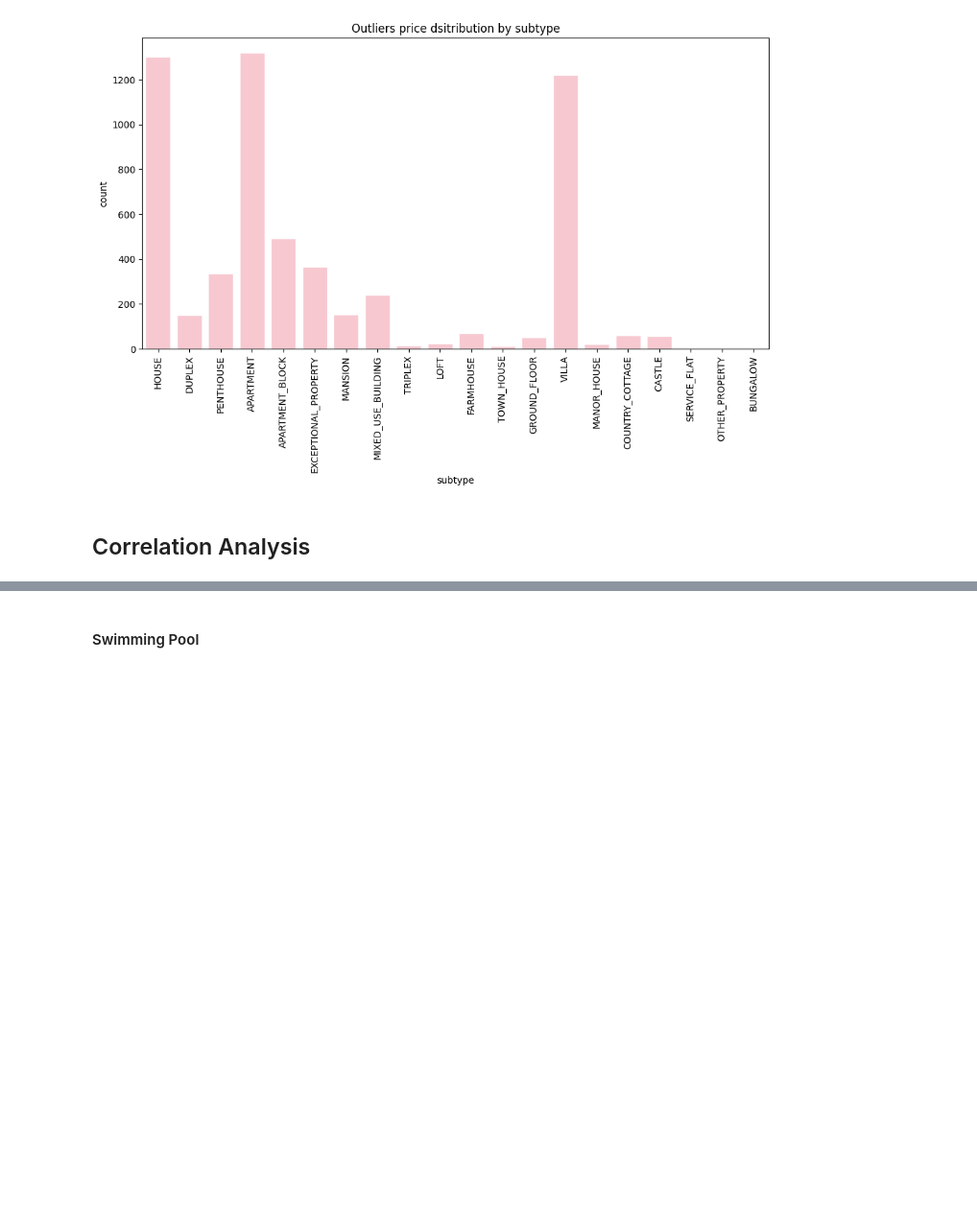
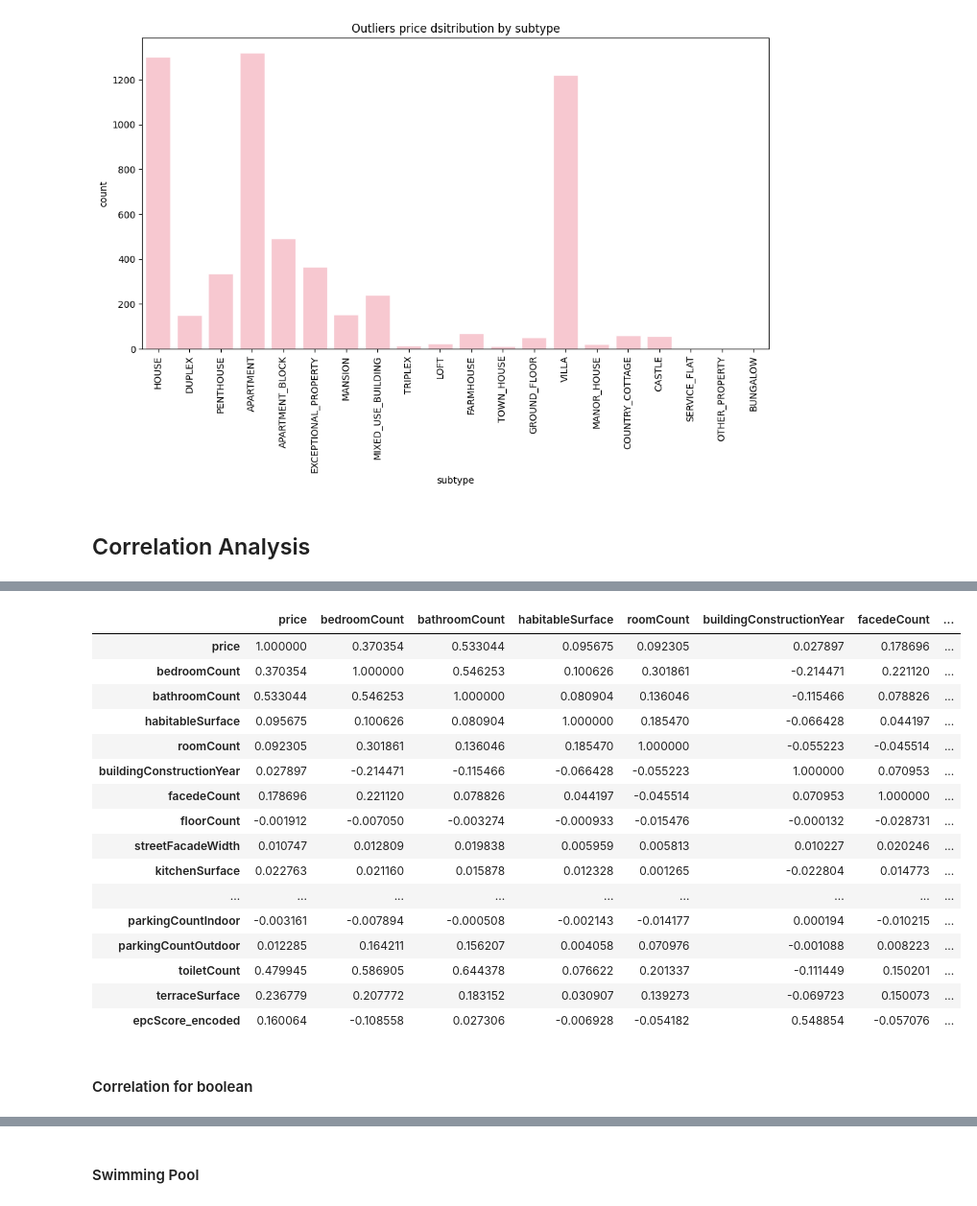
Before and after one commit to hermstefanny/immo-eliza-analysis, a Jupyter notebook: eda_draft.ipynb, the cells around one changed output, grey strips where cells are left out. Shown at 96% size. Cells and saved outputs as stored; diff of their text form; code cells hidden in the pictures; blank space fills up the shorter version.

```diff
--- a/eda_draft.ipynb
+++ b/eda_draft.ipynb
@@ -233,0 +233,4 @@ Text(0.5, 1.0, 'Outliers price dsitribution by subtype')
+# %%
+df_continuous = df_encoded.select_dtypes(include='float64')
+df_continuous = df_continuous.drop(columns=['id','locality_encoded'])
+df_continuous.columns
@@ -233,0 +245,30 @@ Text(0.5, 1.0, 'Outliers price dsitribution by subtype')
+# %%
+df_continuous = df_continuous.loc[:, ['price','bedroomCount', 'bathroomCount', 'habitableSurface', 'roomCount',
+       'buildingConstructionYear', 'facedeCount', 'floorCount',
+       'streetFacadeWidth', 'kitchenSurface', 'landSurface',
+       'livingRoomSurface', 'gardenSurface', 'parkingCountIndoor',
+       'parkingCountOutdoor', 'toiletCount', 'terraceSurface',
+       'epcScore_encoded']]
+
+print(df_continuous)
+# %%
+corr_matrix_cont = df_continuous.corr()
+corr_matrix_cont
+# %% [output]
+|  | price | bedroomCount | bathroomCount | habitableSurface | roomCount | buildingConstructionYear | facedeCount | ... |
+| price | 1.000000 | 0.370354 | 0.533044 | 0.095675 | 0.092305 | 0.027897 | 0.178696 | ... |
+| bedroomCount | 0.370354 | 1.000000 | 0.546253 | 0.100626 | 0.301861 | -0.214471 | 0.221120 | ... |
+| bathroomCount | 0.533044 | 0.546253 | 1.000000 | 0.080904 | 0.136046 | -0.115466 | 0.078826 | ... |
+| habitableSurface | 0.095675 | 0.100626 | 0.080904 | 1.000000 | 0.185470 | -0.066428 | 0.044197 | ... |
+| roomCount | 0.092305 | 0.301861 | 0.136046 | 0.185470 | 1.000000 | -0.055223 | -0.045514 | ... |
+| buildingConstructionYear | 0.027897 | -0.214471 | -0.115466 | -0.066428 | -0.055223 | 1.000000 | 0.070953 | ... |
+| facedeCount | 0.178696 | 0.221120 | 0.078826 | 0.044197 | -0.045514 | 0.070953 | 1.000000 | ... |
+| floorCount | -0.001912 | -0.007050 | -0.003274 | -0.000933 | -0.015476 | -0.000132 | -0.028731 | ... |
+| streetFacadeWidth | 0.010747 | 0.012809 | 0.019838 | 0.005959 | 0.005813 | 0.010227 | 0.020246 | ... |
+| kitchenSurface | 0.022763 | 0.021160 | 0.015878 | 0.012328 | 0.001265 | -0.022804 | 0.014773 | ... |
+| ... | ... | ... | ... | ... | ... | ... | ... | ... |
+| parkingCountIndoor | -0.003161 | -0.007894 | -0.000508 | -0.002143 | -0.014177 | 0.000194 | -0.010215 | ... |
+| parkingCountOutdoor | 0.012285 | 0.164211 | 0.156207 | 0.004058 | 0.070976 | -0.001088 | 0.008223 | ... |
+| toiletCount | 0.479945 | 0.586905 | 0.644378 | 0.076622 | 0.201337 | -0.111449 | 0.150201 | ... |
+| terraceSurface | 0.236779 | 0.207772 | 0.183152 | 0.030907 | 0.139273 | -0.069723 | 0.150073 | ... |
+| epcScore_encoded | 0.160064 | -0.108558 | 0.027306 | -0.006928 | -0.054182 | 0.548854 | -0.057076 | ... |
@@ -233,0 +278,2 @@ Text(0.5, 1.0, 'Outliers price dsitribution by subtype')
+# %% [markdown]
+#### Correlation for boolean
```
Also changed, not shown: parts of 21 cells of this notebook.
